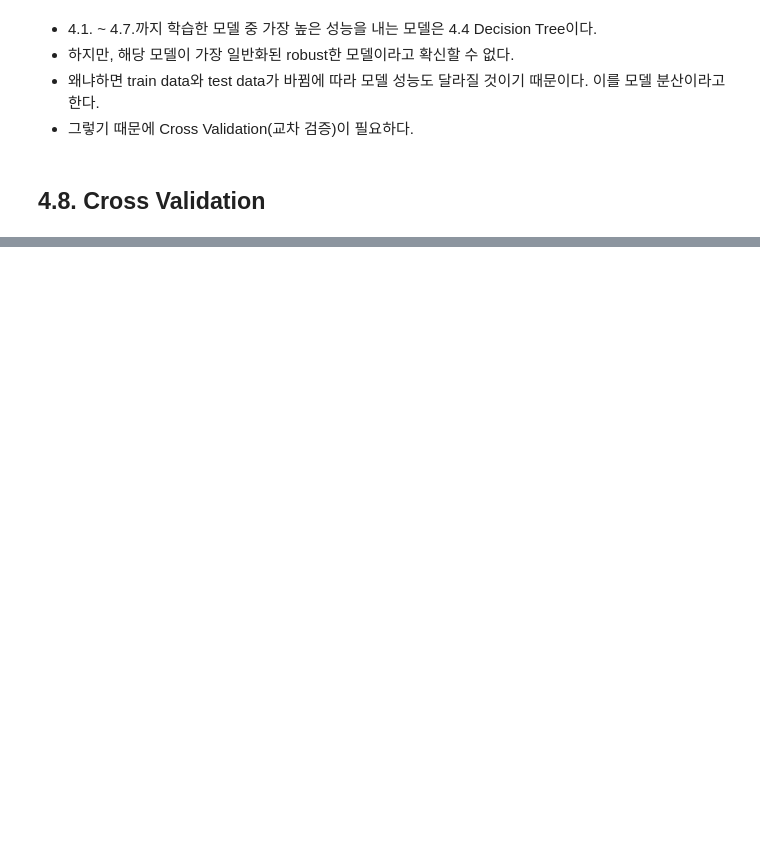
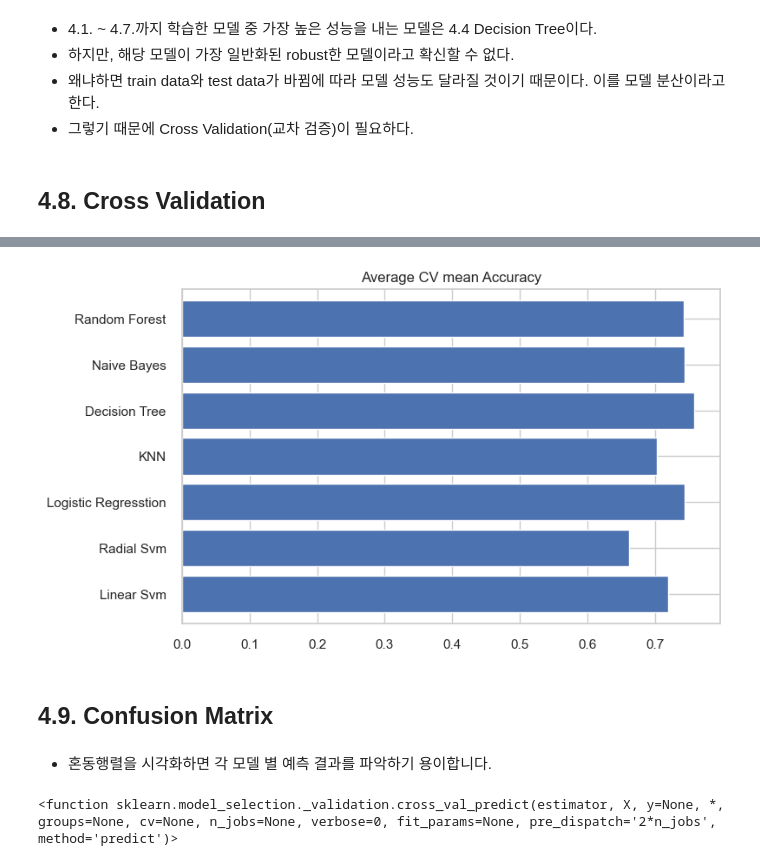
Before and after one commit to wonyeongdeok/kaggle_transcription, a Jupyter notebook: titanic.ipynb, the cells around one changed output, grey strips where cells are left out. Saved outputs shown, nothing was run; the diff lists cells and outputs as text; code cells hidden in the pictures; blank space fills up the shorter version.

Commit message:
working on confusion matrix

```diff
--- a/titanic.ipynb
+++ b/titanic.ipynb
@@ -778,0 +806,16 @@ models = [svm.SVC(kernel='linear'),
+# %%
+cv_models_df['CV mean'].plot.barh(width=0.8)
+plt.title('Average CV mean Accuracy')
+fig = plt.gcf()
+fig.set_size_inches(8, 5)
+plt.show()
+# %% [output]
+[figure, added]
+# %% [markdown]
+## **4.9. Confusion Matrix**
+# %% [markdown]
+- 혼동행렬을 시각화하면 각 모델 별 예측 결과를 파악하기 용이합니다.
+# %%
+cross_val_predict
+# %% [output]
+<function sklearn.model_selection._validation.cross_val_predict(estimator, X, y=None, *, groups=None, cv=None, n_jobs=None, verbose=0, fit_params=None, pre_dispatch='2*n_jobs', method='predict')>
```
Also changed, not shown: parts of 8 cells of this notebook.
